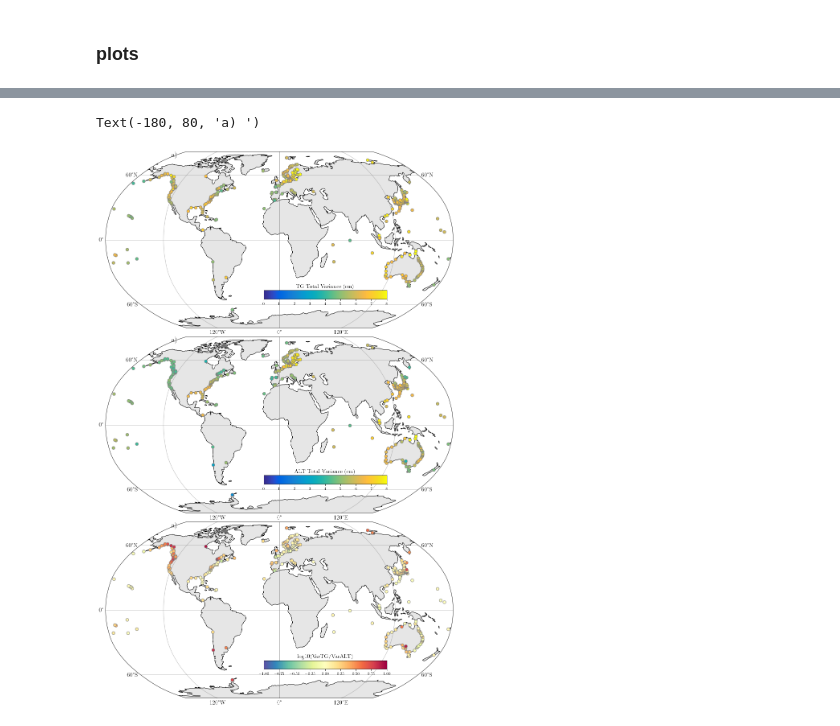
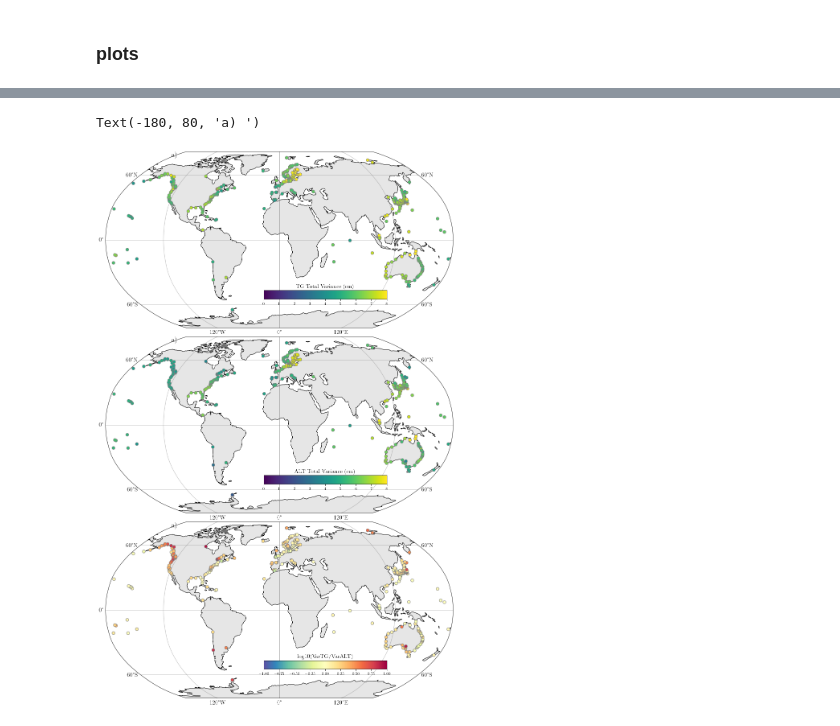
Before and after one commit to clittleaer/pyde_gauge, a Jupyter notebook: code/comp_at_points.ipynb, the cells around one changed output, grey strips where cells are left out. Saved outputs shown, nothing was run; the diff lists cells and outputs as text; code cells hidden in the pictures.

```diff
--- a/code/comp_at_points.ipynb
+++ b/code/comp_at_points.ipynb
@@ -206,10 +90,9 @@ def detrend_df(df):
 # %% [markdown]
 ### bring in datasets and preprocess as necessary
 # %%
-tgs_in=pd.read_pickle("real_tgs_in.pkl")
+tgs_in=pd.read_csv("real_tgs_in.csv")
 tg_ibcorr = pd.read_pickle("tg_ts_93_18.pkl")
 tg_ib = pd.read_pickle("tg_ib_93_18.pkl")
 alt_ibcorr = pd.read_pickle("real_alt_ts.pkl")
 fosi_ibcorr = pd.read_pickle("real_lr3_ts.pkl")
 pd.set_option('display.max_rows', 10)
-tgs_in
@@ -411,7 +278,7 @@ cb_h=.012
 
 vmin=0
 vmax=8
-cmap=parula_map
+cmap='viridis'
 
 # ax = plt.subplot2grid((1,1), (0, 0), colspan=1, rowspan=1, projection=xccrs.Robinson())
 ax = fig.add_subplot(3,1,2, projection=xccrs.Robinson())
@@ -423,34 +290,34 @@ z=np.log2(z)
 
 filled1=plot_map_lg(ax, tgs_in.lon, tgs_in.lat, z, vmin, vmax, cmap)
 place_cbar(fig,filled1,pos,xshift,yshift,cb_w,cb_h,'ALT Total Variance (cm)')
 ax.text(-180,80, panellabs[0]+') ' ,transform=xccrs.PlateCarree(), fontsize=18, weight='bold')
 
 ax = fig.add_subplot(3,1,1, projection=xccrs.Robinson())
 pos = ax.get_position() # get the original position
 z=np.var(ts1)
 z2=z
 z=np.log2(z)
 # z=z.max(axis=1)-z.min(axis=1)
 
 filled1=plot_map_lg(ax, tgs_in.lon, tgs_in.lat, z, vmin, vmax, cmap)
 place_cbar(fig,filled1,pos,xshift,yshift,cb_w,cb_h,'TG Total Variance (cm)')
 ax.text(-180,80, panellabs[0]+') ' ,transform=xccrs.PlateCarree(), fontsize=18, weight='bold')
 
 vmin=-1
 vmax=1
 cmap='Spectral_r'
 
 ax = fig.add_subplot(3,1,3, projection=xccrs.Robinson())
 pos = ax.get_position() # get the original position
 z=np.log10(z2/z1)
 
 filled1=plot_map_lg(ax, tgs_in.lon, tgs_in.lat, z, vmin, vmax, cmap)
 place_cbar(fig,filled1,pos,xshift,yshift,cb_w,cb_h,'log10(VarTG/VarALT)')
 # fig.colorbar(filled1,fraction=0.046, pad=0.04)
 ax.text(-180,80, panellabs[0]+') ' ,transform=xccrs.PlateCarree(), fontsize=18, weight='bold')
 # %% [output]
 Text(-180, 80, 'a) ')
-[figure, old version]
+[figure, new version]
 # %%
 fig = plt.figure(figsize=(25,25))#, tighreset_indexout=True)
 tt=tgs_in.set_index('name')
```
Also changed, not shown: parts of 15 cells of this notebook, 3 other files.
